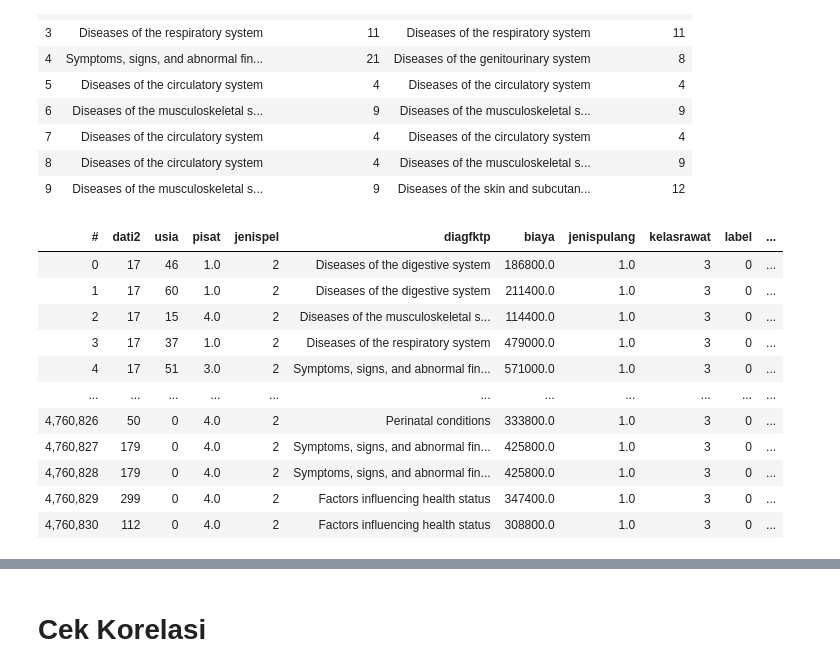
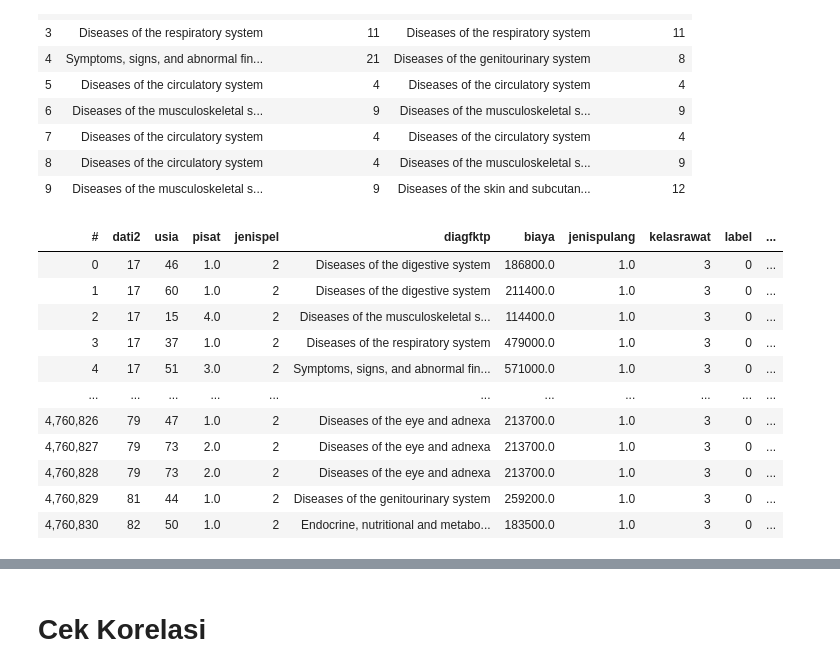
Before and after one commit to Roymundus/TugasAkhir, a Jupyter notebook: code_gabungan.ipynb, the cells around one changed output, grey strips where cells are left out. Cells and saved outputs as stored; diff of their text form; code cells hidden in the pictures.

```diff
--- a/code_gabungan.ipynb
+++ b/code_gabungan.ipynb
@@ -671,5 +649,5 @@ Wall time: 3.75 s
 # %%
 
-df_gabungan3 = df_gabungan3[df_gabungan3.diag != 'Uncategorized']
+df_gabungan2 = df_gabungan2[df_gabungan2.diag != 'Uncategorized']
 # %%
-df_gabungan3 = df_gabungan3[(df_gabungan3.diagfktp != 'Uncategorized') & (df_gabungan3.diagfktp != 'Invalid')]
+df_gabungan2 = df_gabungan2[(df_gabungan2.diagfktp != 'Uncategorized') & (df_gabungan2.diagfktp != 'Invalid')]
@@ -703,17 +683,14 @@ Frekuensi nilai unik di kolom: 'diag'
 20     External causes of morbidity and mortality    7901
 21                     Codes for special purposes       8
 # %%
-## Encoding untul Code Diagnosa
+## Encoding untuk Code Diagnosa
 import vaex
 
 
-# 1. Ambil semua nilai unik dari kedua kolom
-unique_values = set(df_gabungan3['diagfktp'].unique() + df_gabungan3['diag'].unique())
+unique_values = set(df_gabungan2['diagfktp'].unique() + df_gabungan2['diag'].unique())
 
-# 2. Buat mapping manual
 label_mapping = {val: idx for idx, val in enumerate(sorted(unique_values))}
 
-# 3. Buat fungsi mapping
 def encode_column(column):
     return column.map(label_mapping)
 
@@ -721,8 +698,8 @@ def encode_column(column):
 # df_gabungan3 = df_gabungan3.assign(diagfktp_encoded=encode_column(df_gabungan3['diagfktp']))
 # df_gabungan3 = df_gabungan3.assign(diag_encoded=encode_column(df_gabungan3['diag']))
 
-df_gabungan3['diagfktp_encoded'] = df_gabungan3['diagfktp'].map(label_mapping)
-df_gabungan3['diag_encoded'] = df_gabungan3['diag'].map(label_mapping)
+df_gabungan2['diagfktp_encoded'] = df_gabungan2['diagfktp'].map(label_mapping)
+df_gabungan2['diag_encoded'] = df_gabungan2['diag'].map(label_mapping)
 # Lihat hasil
 # df_gabungan3[['diagfktp', 'diagfktp_encoded', 'diag', 'diag_encoded']]
 # %%
@@ -740,20 +717,20 @@ df_gabungan3[['diagfktp', 'diagfktp_encoded', 'diag', 'diag_encoded']].head(10)
 | 8 | Diseases of the circulatory system | 4 | Diseases of the musculoskeletal s... | 9 |
 | 9 | Diseases of the musculoskeletal s... | 9 | Diseases of the skin and subcutan... | 12 |
 # %%
-df_gabungan3
+df_gabungan2
 # %% [output]
 | # | dati2 | usia | pisat | jenispel | diagfktp | biaya | jenispulang | kelasrawat | label | ... |
 | 0 | 17 | 46 | 1.0 | 2 | Diseases of the digestive system | 186800.0 | 1.0 | 3 | 0 | ... |
 | 1 | 17 | 60 | 1.0 | 2 | Diseases of the digestive system | 211400.0 | 1.0 | 3 | 0 | ... |
 | 2 | 17 | 15 | 4.0 | 2 | Diseases of the musculoskeletal s... | 114400.0 | 1.0 | 3 | 0 | ... |
 | 3 | 17 | 37 | 1.0 | 2 | Diseases of the respiratory system | 479000.0 | 1.0 | 3 | 0 | ... |
 | 4 | 17 | 51 | 3.0 | 2 | Symptoms, signs, and abnormal fin... | 571000.0 | 1.0 | 3 | 0 | ... |
 | ... | ... | ... | ... | ... | ... | ... | ... | ... | ... | ... |
-| 4,760,826 | 50 | 0 | 4.0 | 2 | Perinatal conditions | 333800.0 | 1.0 | 3 | 0 | ... |
-| 4,760,827 | 179 | 0 | 4.0 | 2 | Symptoms, signs, and abnormal fin... | 425800.0 | 1.0 | 3 | 0 | ... |
-| 4,760,828 | 179 | 0 | 4.0 | 2 | Symptoms, signs, and abnormal fin... | 425800.0 | 1.0 | 3 | 0 | ... |
-| 4,760,829 | 299 | 0 | 4.0 | 2 | Factors influencing health status | 347400.0 | 1.0 | 3 | 0 | ... |
-| 4,760,830 | 112 | 0 | 4.0 | 2 | Factors influencing health status | 308800.0 | 1.0 | 3 | 0 | ... |
+| 4,760,826 | 79 | 47 | 1.0 | 2 | Diseases of the eye and adnexa | 213700.0 | 1.0 | 3 | 0 | ... |
+| 4,760,827 | 79 | 73 | 2.0 | 2 | Diseases of the eye and adnexa | 213700.0 | 1.0 | 3 | 0 | ... |
+| 4,760,828 | 79 | 73 | 2.0 | 2 | Diseases of the eye and adnexa | 213700.0 | 1.0 | 3 | 0 | ... |
+| 4,760,829 | 81 | 44 | 1.0 | 2 | Diseases of the genitourinary system | 259200.0 | 1.0 | 3 | 0 | ... |
+| 4,760,830 | 82 | 50 | 1.0 | 2 | Endocrine, nutritional and metabo... | 183500.0 | 1.0 | 3 | 0 | ... |
 # %%
 %%time
 
```
Also changed, not shown: parts of 116 cells of this notebook, 1 other file.
